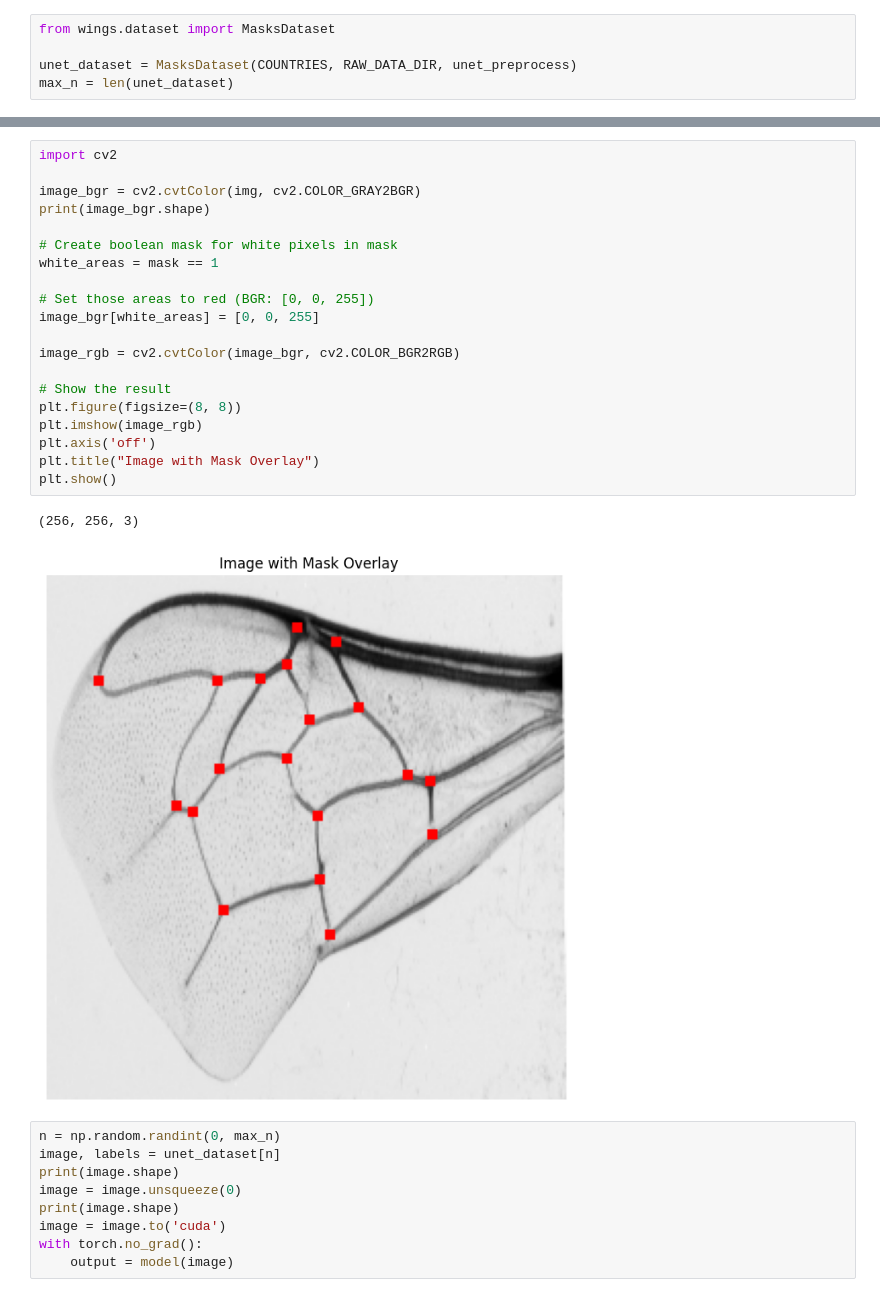
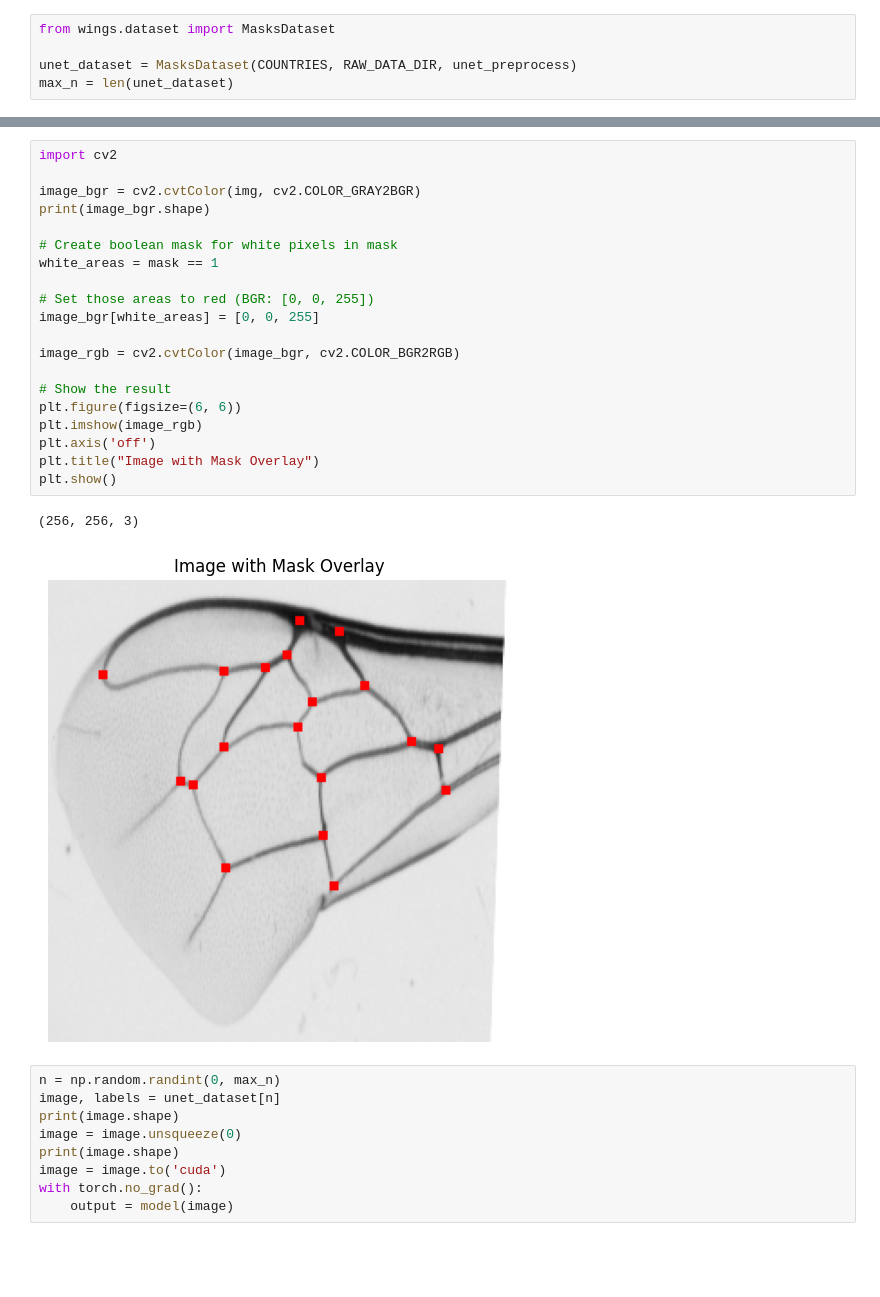
Before and after one commit to mkrajew/bees, a Jupyter notebook: notebooks/05_masks_coords.ipynb, the cells around one changed output, grey strips where cells are left out. Saved outputs shown, nothing was run; the diff lists cells and outputs as text; blank space fills up the shorter version.

```diff
--- a/notebooks/05_masks_coords.ipynb
+++ b/notebooks/05_masks_coords.ipynb
@@ -182,26 +182,26 @@ ax[1].set_yticks([])
 # %%
 import cv2
 
 image_bgr = cv2.cvtColor(img, cv2.COLOR_GRAY2BGR)
 print(image_bgr.shape)
 
 # Create boolean mask for white pixels in mask
 white_areas = mask == 1
 
 # Set those areas to red (BGR: [0, 0, 255])
 image_bgr[white_areas] = [0, 0, 255]
 
 image_rgb = cv2.cvtColor(image_bgr, cv2.COLOR_BGR2RGB)
 
 # Show the result
-plt.figure(figsize=(8, 8))
+plt.figure(figsize=(6, 6))
 plt.imshow(image_rgb)
 plt.axis('off')
 plt.title("Image with Mask Overlay")
 plt.show()
 # %% [output]
 (256, 256, 3)
-[figure, old version]
+[figure, new version]
 # %%
 n = np.random.randint(0, max_n)
 image, labels = unet_dataset[n]
```
Also changed, not shown: parts of 4 cells of this notebook, 3 other files.
